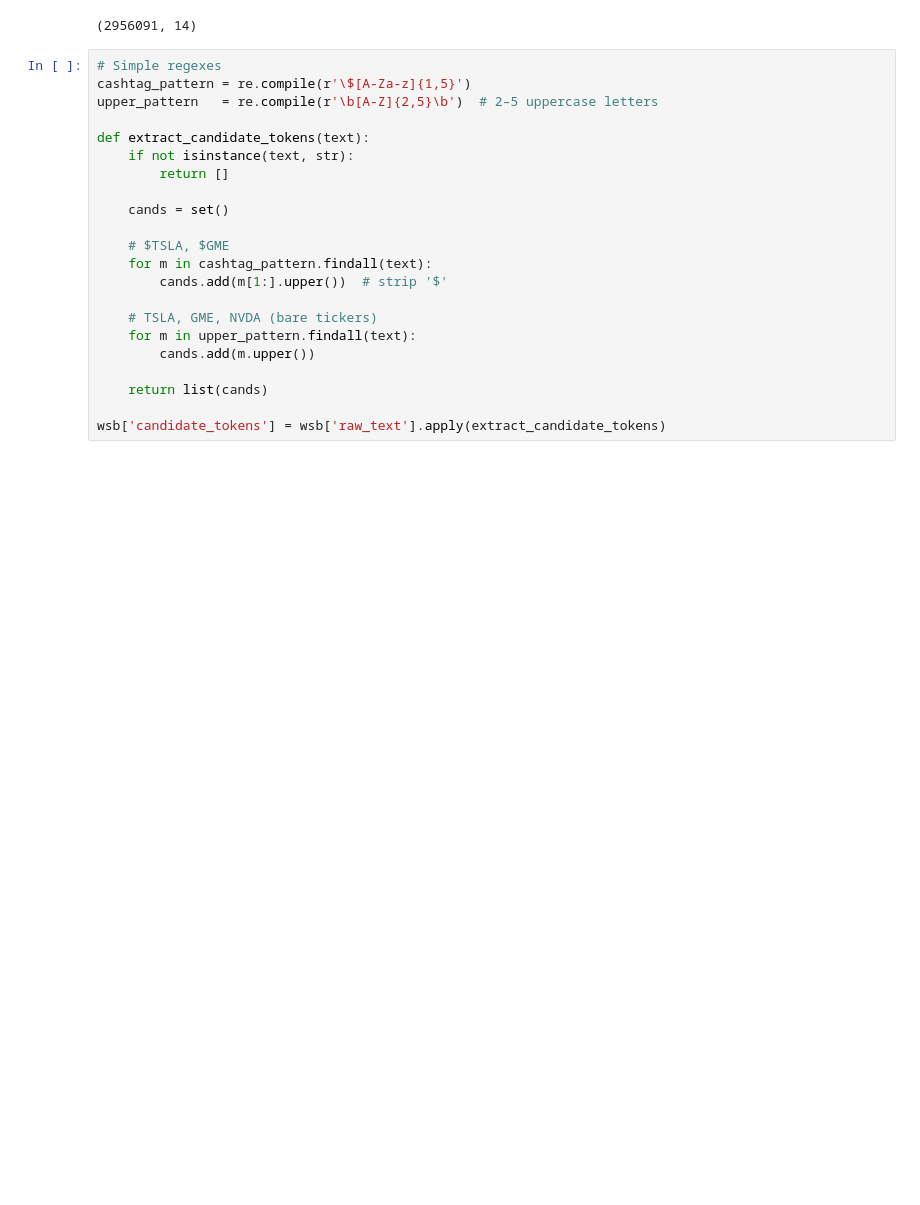
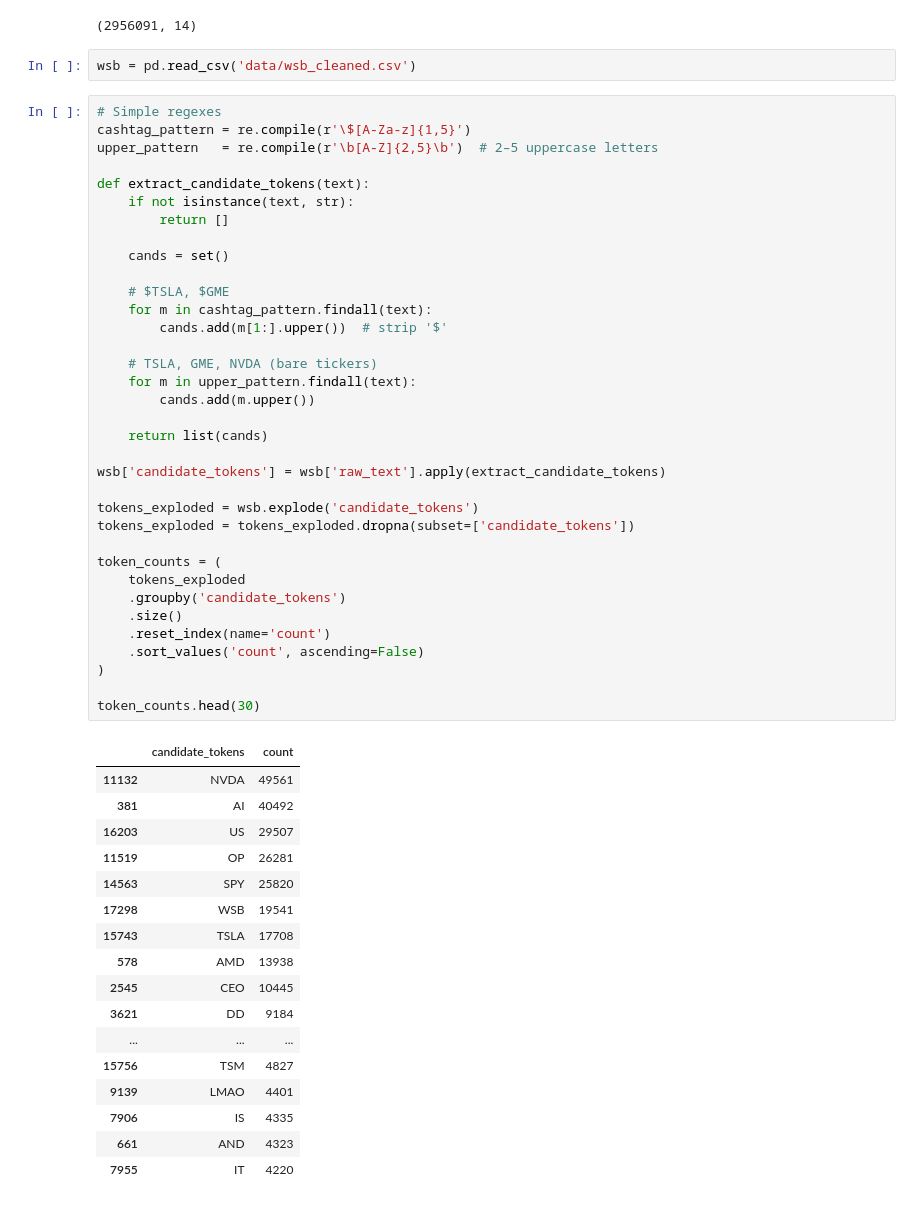
Before and after one commit to derekkuang/wallstreetbets_sentiment_analysis, a Jupyter notebook: main.ipynb, the cells around one changed output. Saved outputs shown, nothing was run; the diff lists cells and outputs as text; blank space fills up the shorter version.

Commit message:
data gathering complete

```diff
--- a/main.ipynb
+++ b/main.ipynb
@@ -142,25 +147,58 @@ wsb["clean_text"] = wsb["raw_text"].map(clean_text_value).str.lower()
 wsb.shape
 # %% [output]
 (2956091, 14)
+# %%
+wsb = pd.read_csv('data/wsb_cleaned.csv')
 # %%
 # Simple regexes
 cashtag_pattern = re.compile(r'\$[A-Za-z]{1,5}')
 upper_pattern   = re.compile(r'\b[A-Z]{2,5}\b')  # 2–5 uppercase letters
 
 def extract_candidate_tokens(text):
     if not isinstance(text, str):
         return []
 
     cands = set()
 
     # $TSLA, $GME
     for m in cashtag_pattern.findall(text):
         cands.add(m[1:].upper())  # strip '$'
 
     # TSLA, GME, NVDA (bare tickers)
     for m in upper_pattern.findall(text):
         cands.add(m.upper())
 
     return list(cands)
 
 wsb['candidate_tokens'] = wsb['raw_text'].apply(extract_candidate_tokens)
+
+tokens_exploded = wsb.explode('candidate_tokens')
+tokens_exploded = tokens_exploded.dropna(subset=['candidate_tokens'])
+
+token_counts = (
+    tokens_exploded
+    .groupby('candidate_tokens')
+    .size()
+    .reset_index(name='count')
+    .sort_values('count', ascending=False)
+)
+
+token_counts.head(30)
+# %% [output]
+|  | candidate_tokens | count |
+| 11132 | NVDA | 49561 |
+| 381 | AI | 40492 |
+| 16203 | US | 29507 |
+| 11519 | OP | 26281 |
+| 14563 | SPY | 25820 |
+| 17298 | WSB | 19541 |
+| 15743 | TSLA | 17708 |
+| 578 | AMD | 13938 |
+| 2545 | CEO | 10445 |
+| 3621 | DD | 9184 |
+| ... | ... | ... |
+| 15756 | TSM | 4827 |
+| 9139 | LMAO | 4401 |
+| 7906 | IS | 4335 |
+| 661 | AND | 4323 |
+| 7955 | IT | 4220 |
```
Also changed, not shown: parts of 6 cells of this notebook, 3 other files.
